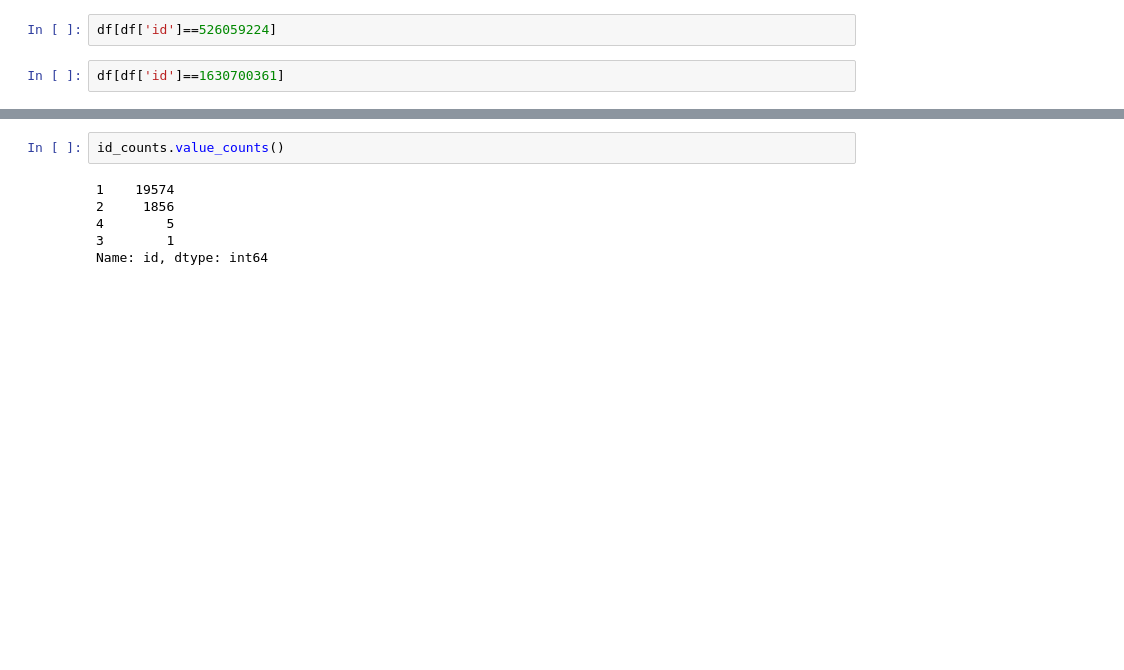
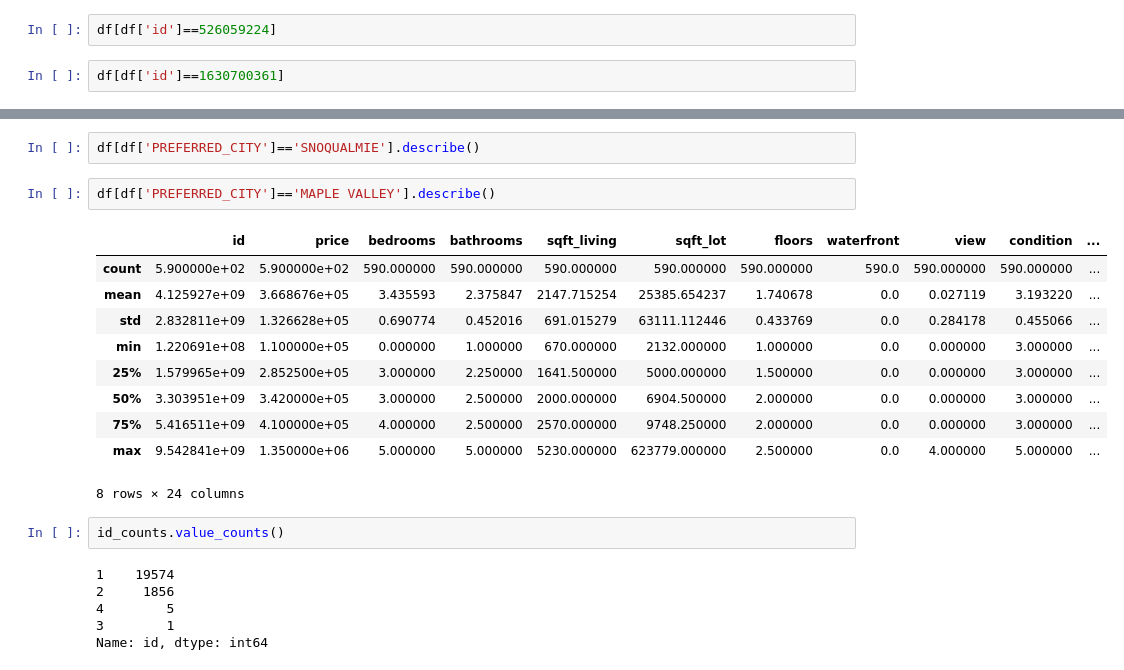
Before and after one commit to ramon-santana-silva/miniprojeto01, a Jupyter notebook: roofimoveis.ipynb, the cells around one changed output, grey strips where cells are left out. Drawn from its saved outputs; the diff is of its cells as text; blank space fills up the shorter version.

```diff
--- a/roofimoveis.ipynb
+++ b/roofimoveis.ipynb
@@ -324,3 +436,18 @@ df[df['id']==9238500040]
+# %%
+df[df['PREFERRED_CITY']=='SNOQUALMIE'].describe()
+# %%
+df[df['PREFERRED_CITY']=='MAPLE VALLEY'].describe()
+# %% [output]
+|  | id | price | bedrooms | bathrooms | sqft_living | sqft_lot | floors | waterfront | view | condition | ... |
+| count | 5.900000e+02 | 5.900000e+02 | 590.000000 | 590.000000 | 590.000000 | 590.000000 | 590.000000 | 590.0 | 590.000000 | 590.000000 | ... |
+| mean | 4.125927e+09 | 3.668676e+05 | 3.435593 | 2.375847 | 2147.715254 | 25385.654237 | 1.740678 | 0.0 | 0.027119 | 3.193220 | ... |
+| std | 2.832811e+09 | 1.326628e+05 | 0.690774 | 0.452016 | 691.015279 | 63111.112446 | 0.433769 | 0.0 | 0.284178 | 0.455066 | ... |
+| min | 1.220691e+08 | 1.100000e+05 | 0.000000 | 1.000000 | 670.000000 | 2132.000000 | 1.000000 | 0.0 | 0.000000 | 3.000000 | ... |
+| 25% | 1.579965e+09 | 2.852500e+05 | 3.000000 | 2.250000 | 1641.500000 | 5000.000000 | 1.500000 | 0.0 | 0.000000 | 3.000000 | ... |
+| 50% | 3.303951e+09 | 3.420000e+05 | 3.000000 | 2.500000 | 2000.000000 | 6904.500000 | 2.000000 | 0.0 | 0.000000 | 3.000000 | ... |
+| 75% | 5.416511e+09 | 4.100000e+05 | 4.000000 | 2.500000 | 2570.000000 | 9748.250000 | 2.000000 | 0.0 | 0.000000 | 3.000000 | ... |
+| max | 9.542841e+09 | 1.350000e+06 | 5.000000 | 5.000000 | 5230.000000 | 623779.000000 | 2.500000 | 0.0 | 4.000000 | 5.000000 | ... |
+8 rows × 24 columns
 # %%
 id_counts.value_counts()
 # %% [output]
```
Also changed, not shown: parts of 18 cells of this notebook.
